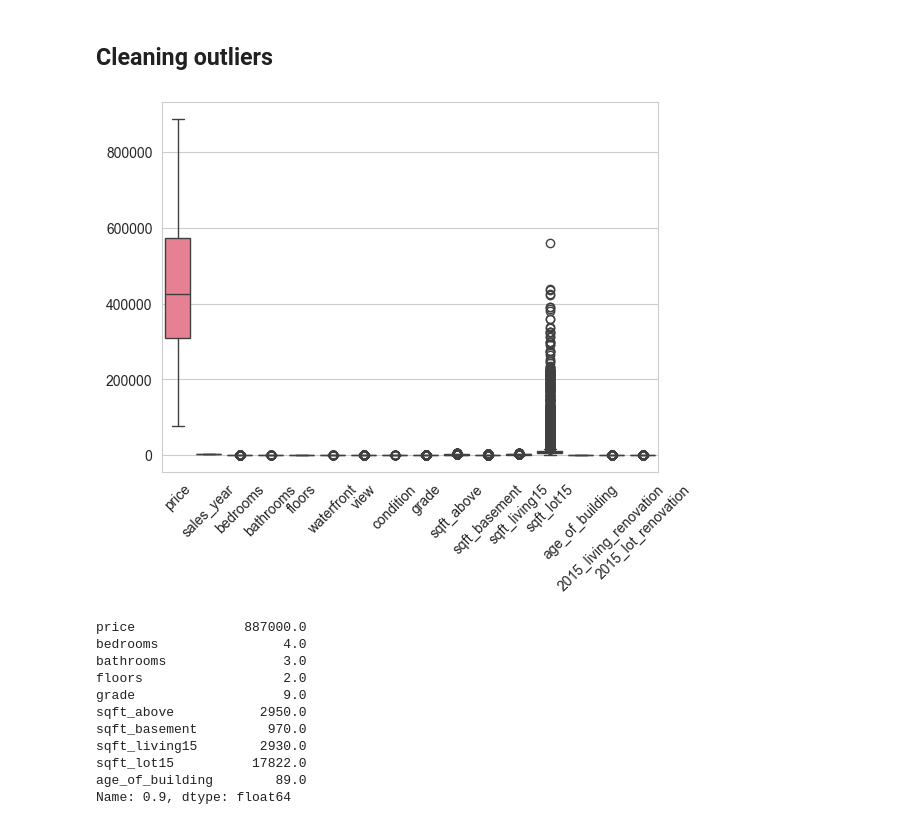
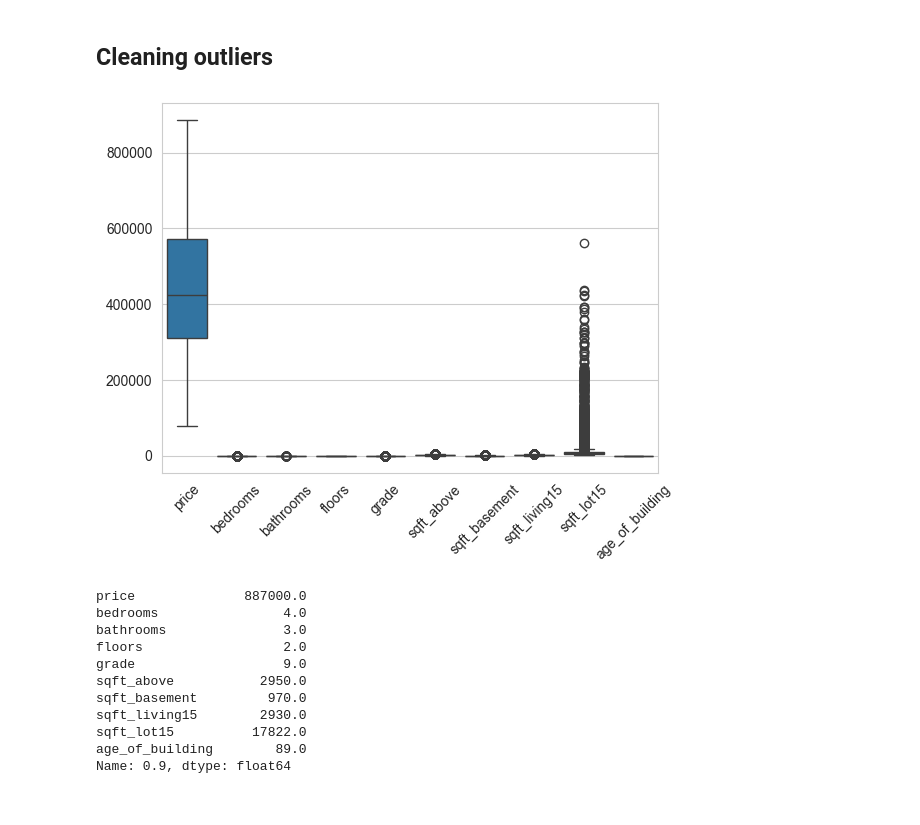
Before and after one commit to Takosaga/spring_24, a Jupyter notebook: data_mining/lab3/lab3.ipynb, the cells around one changed output. Saved outputs shown, nothing was run; the diff lists cells and outputs as text; code cells hidden in the pictures.

```diff
--- a/data_mining/lab3/lab3.ipynb
+++ b/data_mining/lab3/lab3.ipynb
@@ -376,0 +357,3 @@ memory usage: 4.0 MB
+# %%
+formatted_data = working_data.copy()
+working_data.info()
@@ -577,14 +578,14 @@ strong multicollinearity problems or that the design matrix is singular.
 # %% [markdown]
 ## Cleaning outliers
 # %%
-wa_housing_df_cleaned = wa_housing_df
+wa_housing_df_cleaned = formatted_data.copy()
 wa_housing_df_cleaned = wa_housing_df_cleaned[wa_housing_df_cleaned['price']<=Quant_90[0]]
 # %%
-ax = sns.boxplot(wa_housing_df_cleaned)
+ax = sns.boxplot(wa_housing_df_cleaned[numerical_names])
 ax.tick_params(axis='x', rotation=45)
 plt.show()
 # %% [output]
-[figure, old version]
+[figure, new version]
 # %%
 Quant_90
 # %% [output]
```
Also changed, not shown: parts of 43 cells of this notebook.
